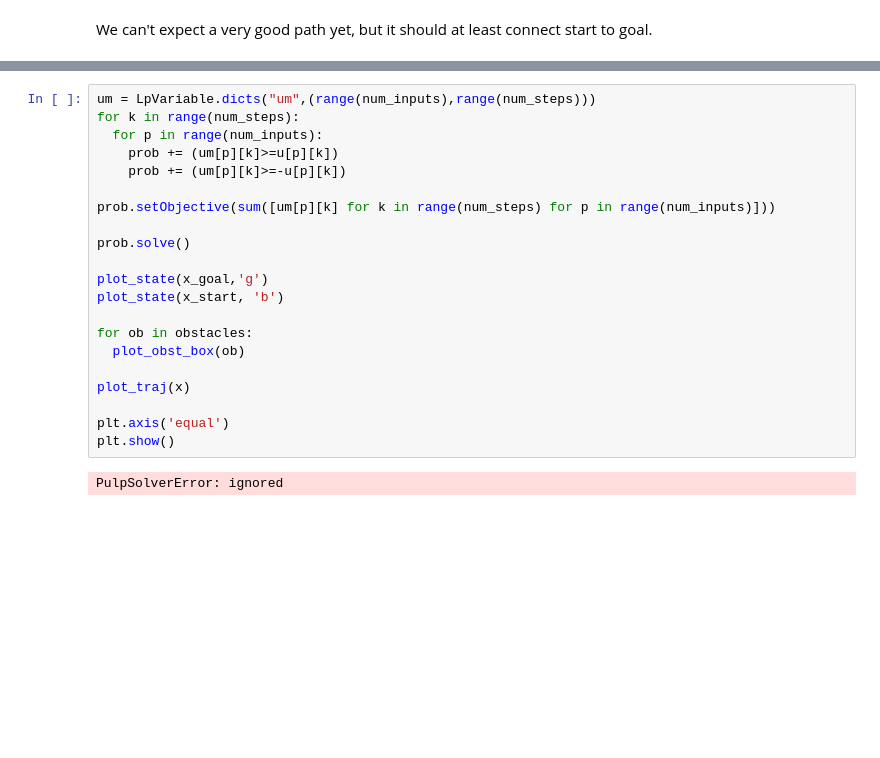
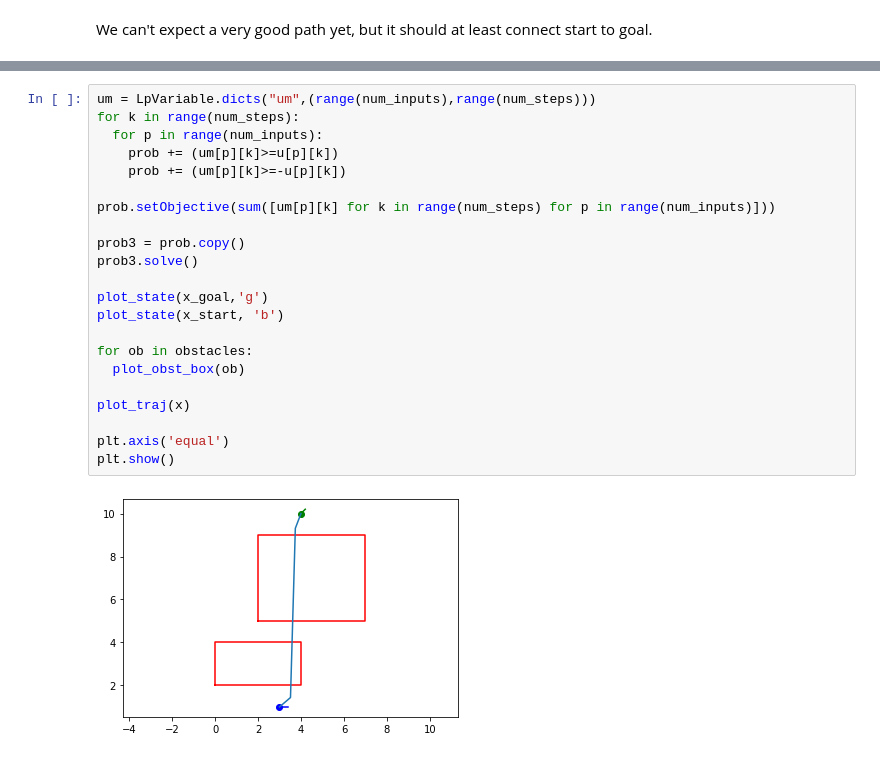
Before and after one commit to arthurrichards77/smply, a Jupyter notebook: milp_path.ipynb, the cells around one changed output, grey strips where cells are left out. Saved outputs shown, nothing was run; the diff lists cells and outputs as text; blank space fills up the shorter version.

Commit message:
Now all working.  Something weird in the solve process though, hence the weird copy stuff each time.

```diff
--- a/milp_path.ipynb
+++ b/milp_path.ipynb
@@ -204,23 +203,24 @@ plt.show()
 # %%
 um = LpVariable.dicts("um",(range(num_inputs),range(num_steps)))
 for k in range(num_steps):
   for p in range(num_inputs):
     prob += (um[p][k]>=u[p][k])
     prob += (um[p][k]>=-u[p][k])
 
 prob.setObjective(sum([um[p][k] for k in range(num_steps) for p in range(num_inputs)]))
 
-prob.solve()
+prob3 = prob.copy()
+prob3.solve()
 
 plot_state(x_goal,'g')
 plot_state(x_start, 'b')
 
 for ob in obstacles:
   plot_obst_box(ob)
 
 plot_traj(x)
 
 plt.axis('equal')
 plt.show()
 # %% [output]
-PulpSolverError: ignored
+[figure, added]
```
Also changed, not shown: parts of 10 cells of this notebook.
